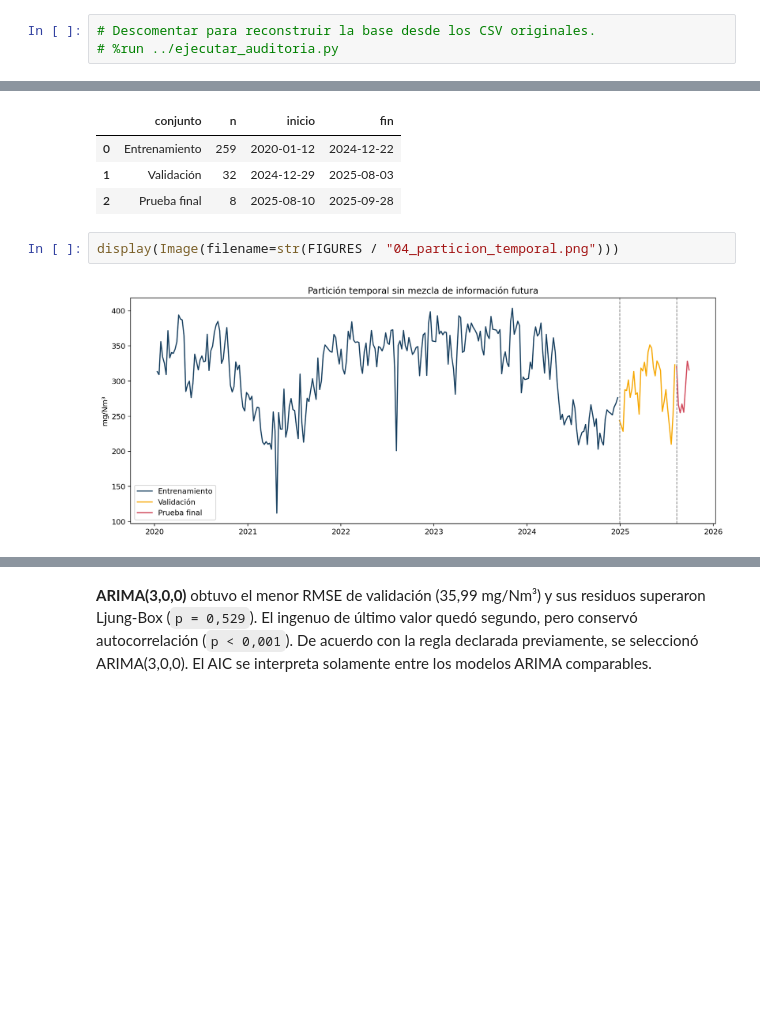
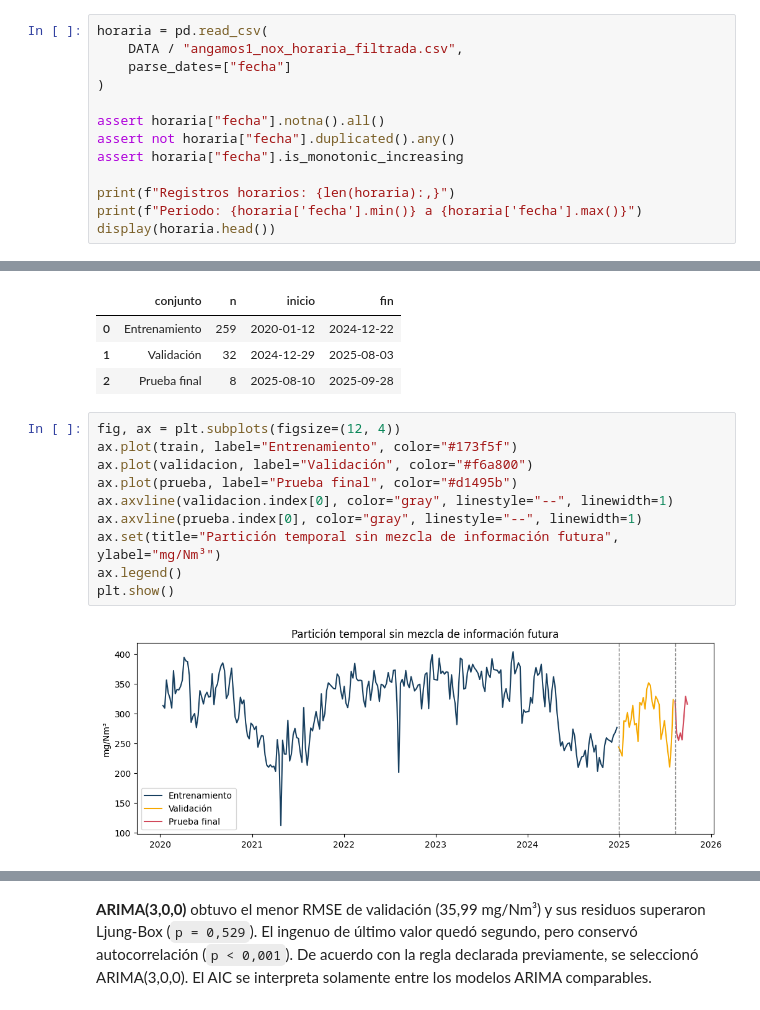
Before and after one commit to glopezr10/proyecto_series_tiempo, a Jupyter notebook: prototipo_entrega/Trabajo_Final_Series_Tiempo.ipynb, the cells around one changed output, grey strips where cells are left out. Drawn from its saved outputs; the diff is of its cells as text; blank space fills up the shorter version.

```diff
--- a/prototipo_entrega/Trabajo_Final_Series_Tiempo.ipynb
+++ b/prototipo_entrega/Trabajo_Final_Series_Tiempo.ipynb
@@ -61,3 +69,13 @@ Para una revisión rápida puede omitirse, porque los resultados ya fueron expor
 # %%
-# Descomentar para reconstruir la base desde los CSV originales.
-# %run ../ejecutar_auditoria.py
+horaria = pd.read_csv(
+    DATA / "angamos1_nox_horaria_filtrada.csv",
+    parse_dates=["fecha"]
+)
+
+assert horaria["fecha"].notna().all()
+assert not horaria["fecha"].duplicated().any()
+assert horaria["fecha"].is_monotonic_increasing
+
+print(f"Registros horarios: {len(horaria):,}")
+print(f"Periodo: {horaria['fecha'].min()} a {horaria['fecha'].max()}")
+display(horaria.head())
@@ -200,9 +275,17 @@ pd.DataFrame({
 | 1 | Validación | 32 | 2024-12-29 | 2025-08-03 |
 | 2 | Prueba final | 8 | 2025-08-10 | 2025-09-28 |
 # %%
-display(Image(filename=str(FIGURES / "04_particion_temporal.png")))
+fig, ax = plt.subplots(figsize=(12, 4))
+ax.plot(train, label="Entrenamiento", color="#173f5f")
+ax.plot(validacion, label="Validación", color="#f6a800")
+ax.plot(prueba, label="Prueba final", color="#d1495b")
+ax.axvline(validacion.index[0], color="gray", linestyle="--", linewidth=1)
+ax.axvline(prueba.index[0], color="gray", linestyle="--", linewidth=1)
+ax.set(title="Partición temporal sin mezcla de información futura", ylabel="mg/Nm³")
+ax.legend()
+plt.show()
 # %% [output]
-[figure, old version]
+[figure, new version]
 # %% [markdown]
 ## 6. Modelos y criterio de selección
 
```
Also changed, not shown: parts of 18 cells of this notebook, 7 other files.
